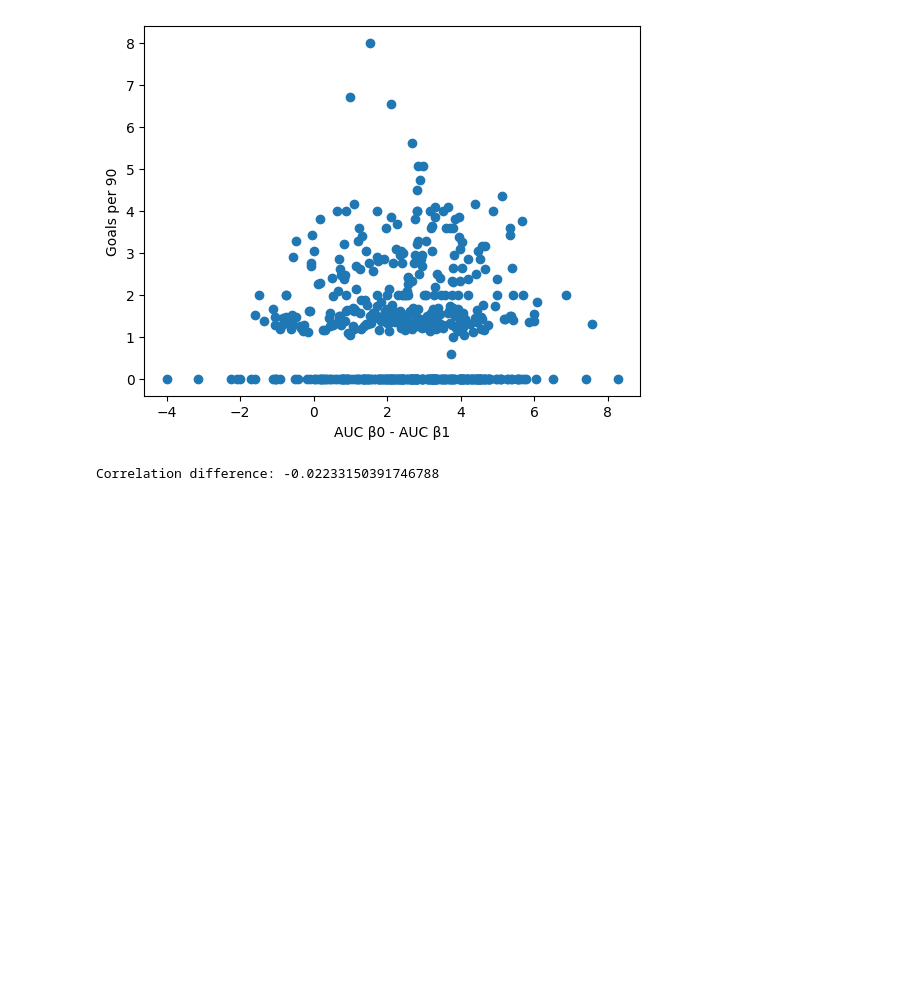
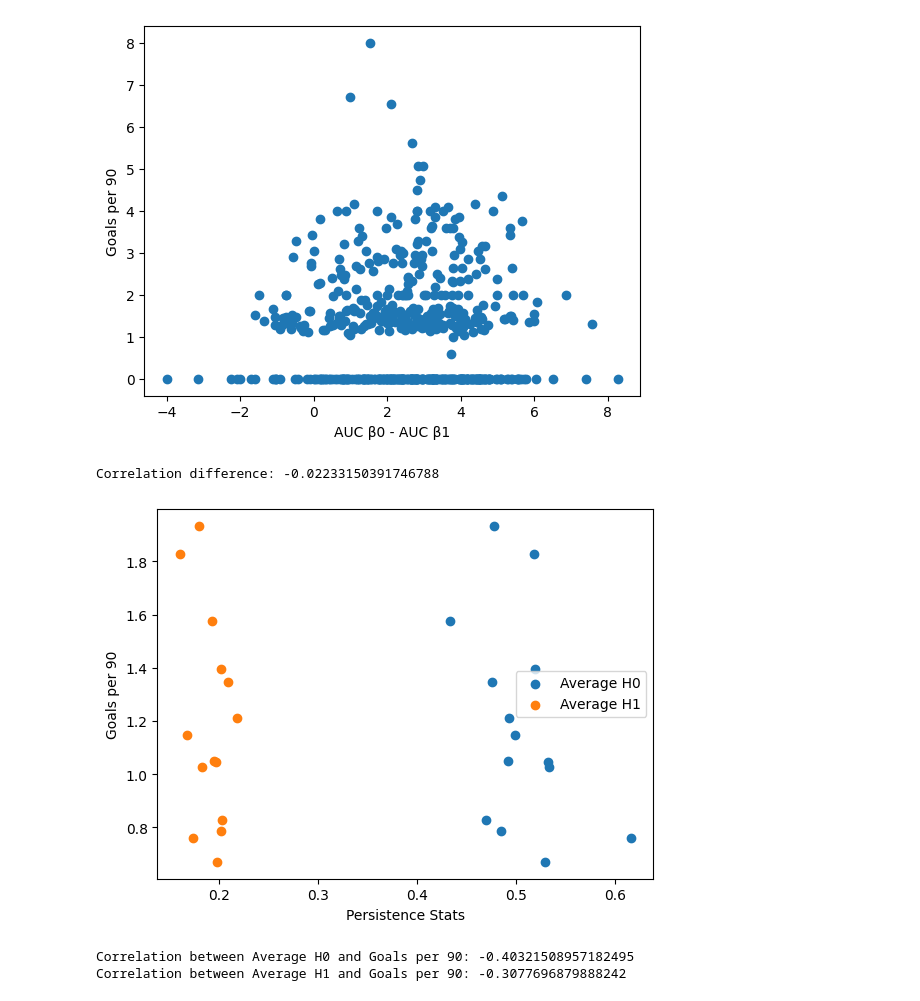
Before and after one commit to Sam-B-Y/TDA-Soccer-Passing-Networks, a Jupyter notebook: models/AUCtoGoals.ipynb, the cells around one changed output. Drawn from its saved outputs; the diff is of its cells as text; code cells hidden in the pictures; blank space fills up the shorter version.

Commit message:
average h0 and h1'

```diff
--- a/models/AUCtoGoals.ipynb
+++ b/models/AUCtoGoals.ipynb
@@ -119,3 +164,29 @@ print(f"Correlation difference: {correlation_difference}")
 # %% [output]
 [figure]
 Correlation difference: -0.02233150391746788
+# %%
+team_stats = {}
+for team, stats_list in persistence_stats.items():
+    stats_df = pd.DataFrame(stats_list)
+    team_stats[team] = stats_df.mean().to_dict()
+
+
+team_stats_df = pd.DataFrame.from_dict(team_stats, orient='index')
+team_stats_df = team_stats_df.dropna()  # Remove rows with NaN
+team_stats_df = team_stats_df[np.isfinite(team_stats_df).all(axis=1)]  # Remove rows with Inf
+
+plt.scatter(team_stats_df["Average H0"], team_stats_df["Goals per 90"], label="Average H0")
+plt.scatter(team_stats_df["Average H1"], team_stats_df["Goals per 90"], label="Average H1")
+plt.xlabel("Persistence Stats")
+plt.ylabel("Goals per 90")
+plt.legend()
+plt.show()
+
+correlation_avg_h0 = team_stats_df["Average H0"].corr(team_stats_df["Goals per 90"])
+correlation_avg_h1 = team_stats_df["Average H1"].corr(team_stats_df["Goals per 90"])
+print(f"Correlation between Average H0 and Goals per 90: {correlation_avg_h0}")
+print(f"Correlation between Average H1 and Goals per 90: {correlation_avg_h1}")
+# %% [output]
+[figure, added]
+Correlation between Average H0 and Goals per 90: -0.40321508957182495
+Correlation between Average H1 and Goals per 90: -0.3077696879888242
```
Also changed, not shown: parts of 6 cells of this notebook, 1 other file.
